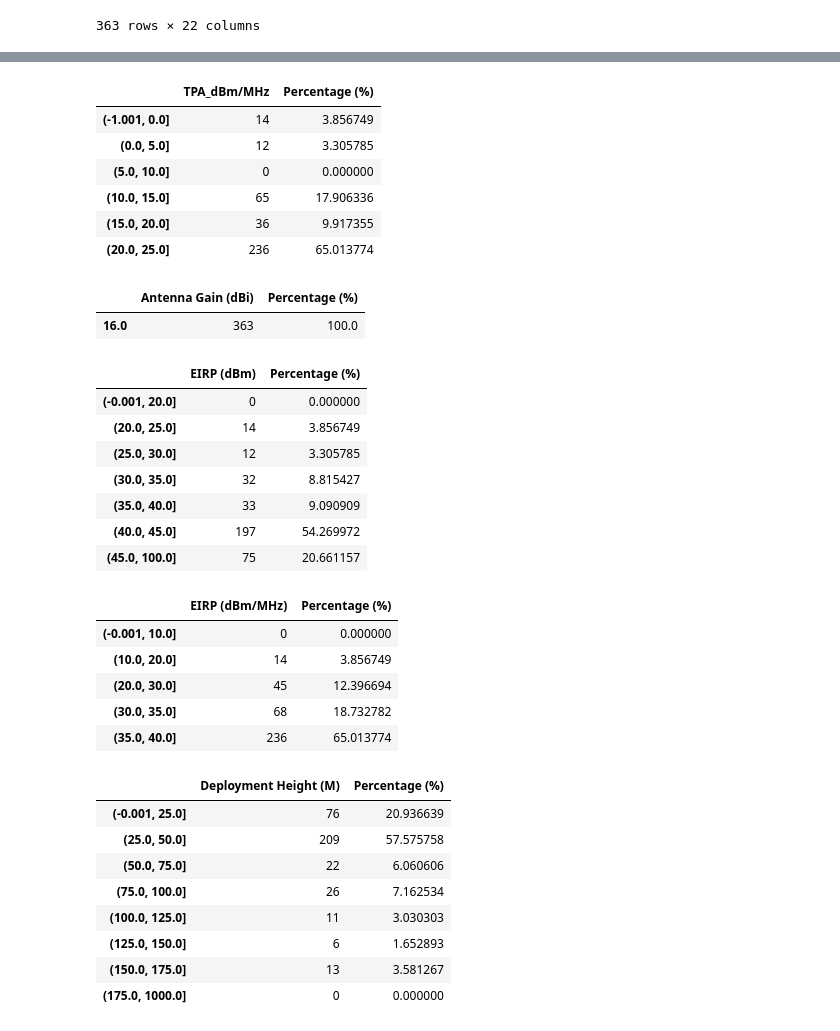
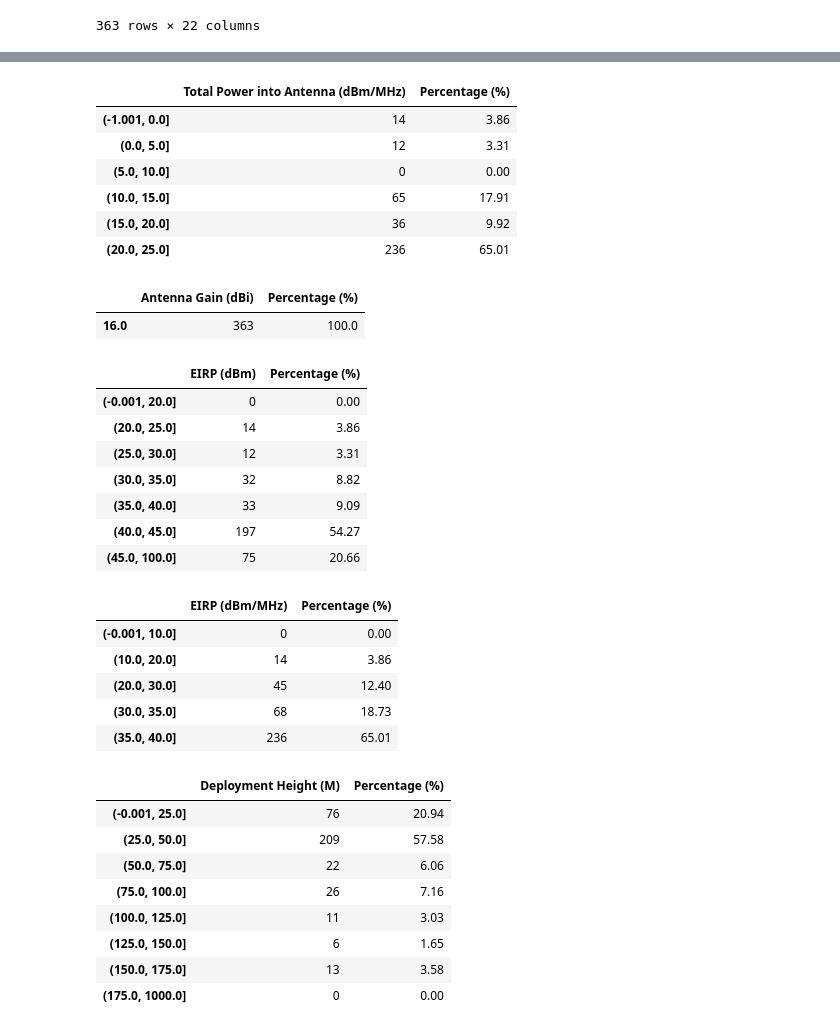
Before and after one commit to navnith-reddy/RAdata, a Jupyter notebook: UnwiredDataProcessing.ipynb, the cells around one changed output, grey strips where cells are left out. Drawn from its saved outputs; the diff is of its cells as text; code cells hidden in the pictures.

```diff
--- a/UnwiredDataProcessing.ipynb
+++ b/UnwiredDataProcessing.ipynb
@@ -149,18 +152,18 @@ TPAdist
 # TPA Distribution (dBm/MHz)
 bins = [-1,0, 5, 10, 15, 20, 25]
 TPAdist = pd.DataFrame(unwired['TPA_dBm/MHz'].value_counts(bins=bins, sort=False))
-TPAdist['Percentage (%)'] = (TPAdist['TPA_dBm/MHz'] /  363) * 100
-TPAdist.rename(columns={'TPA_W' : 'Total Power into Antenna (dBm/MHz)'}, inplace=True)
+TPAdist['Percentage (%)'] = ((TPAdist['TPA_dBm/MHz'] /  363) * 100).round(2)
+TPAdist.rename(columns={'TPA_dBm/MHz' : 'Total Power into Antenna (dBm/MHz)'}, inplace=True)
 TPAdist.to_csv('Data/TPAdist_dBmMHz.csv', index=True)
 TPAdist
 # %% [output]
-|  | TPA_dBm/MHz | Percentage (%) |
-| (-1.001, 0.0] | 14 | 3.856749 |
-| (0.0, 5.0] | 12 | 3.305785 |
-| (5.0, 10.0] | 0 | 0.000000 |
-| (10.0, 15.0] | 65 | 17.906336 |
-| (15.0, 20.0] | 36 | 9.917355 |
-| (20.0, 25.0] | 236 | 65.013774 |
+|  | Total Power into Antenna (dBm/MHz) | Percentage (%) |
+| (-1.001, 0.0] | 14 | 3.86 |
+| (0.0, 5.0] | 12 | 3.31 |
+| (5.0, 10.0] | 0 | 0.00 |
+| (10.0, 15.0] | 65 | 17.91 |
+| (15.0, 20.0] | 36 | 9.92 |
+| (20.0, 25.0] | 236 | 65.01 |
 # %%
 # Antenna Gains
 bins = [0, 15, 17.5, 20, 22.5, 25, 100]
@@ -176,49 +179,49 @@ AntennaG
 # EIRP dBm
 bins = [0,20, 25, 30, 35, 40, 45,100]
 EIRPs_dBm = pd.DataFrame(unwired['EIRP_dBm'].value_counts(bins=bins, sort=False))
-EIRPs_dBm['Percentage (%)'] = (EIRPs_dBm['EIRP_dBm'] /  363) * 100
+EIRPs_dBm['Percentage (%)'] = ((EIRPs_dBm['EIRP_dBm'] /  363) * 100).round(2)
 EIRPs_dBm.rename(columns={'EIRP_dBm' : 'EIRP (dBm)'}, inplace=True)
 EIRPs_dBm.to_csv('Data/EIRPs_dBm.csv', index=True)
 EIRPs_dBm
 # %% [output]
 |  | EIRP (dBm) | Percentage (%) |
-| (-0.001, 20.0] | 0 | 0.000000 |
-| (20.0, 25.0] | 14 | 3.856749 |
-| (25.0, 30.0] | 12 | 3.305785 |
-| (30.0, 35.0] | 32 | 8.815427 |
-| (35.0, 40.0] | 33 | 9.090909 |
-| (40.0, 45.0] | 197 | 54.269972 |
-| (45.0, 100.0] | 75 | 20.661157 |
+| (-0.001, 20.0] | 0 | 0.00 |
+| (20.0, 25.0] | 14 | 3.86 |
+| (25.0, 30.0] | 12 | 3.31 |
+| (30.0, 35.0] | 32 | 8.82 |
+| (35.0, 40.0] | 33 | 9.09 |
+| (40.0, 45.0] | 197 | 54.27 |
+| (45.0, 100.0] | 75 | 20.66 |
 # %%
 # EIRP dBm/MHz
 bins = [0,10, 20, 30, 35, 40,]
 EIRPs_dBm = pd.DataFrame(unwired['EIRP_dBm/MHz'].value_counts(bins=bins, sort=False))
-EIRPs_dBm['Percentage (%)'] = (EIRPs_dBm['EIRP_dBm/MHz'] /  363) * 100
+EIRPs_dBm['Percentage (%)'] = ((EIRPs_dBm['EIRP_dBm/MHz'] /  363) * 100).round(2)
 EIRPs_dBm.rename(columns={'EIRP_dBm/MHz' : 'EIRP (dBm/MHz)'}, inplace=True)
 EIRPs_dBm.to_csv('Data/EIRPs_dBmHz.csv', index=True)
 EIRPs_dBm
 # %% [output]
 |  | EIRP (dBm/MHz) | Percentage (%) |
-| (-0.001, 10.0] | 0 | 0.000000 |
-| (10.0, 20.0] | 14 | 3.856749 |
-| (20.0, 30.0] | 45 | 12.396694 |
-| (30.0, 35.0] | 68 | 18.732782 |
-| (35.0, 40.0] | 236 | 65.013774 |
+| (-0.001, 10.0] | 0 | 0.00 |
+| (10.0, 20.0] | 14 | 3.86 |
+| (20.0, 30.0] | 45 | 12.40 |
+| (30.0, 35.0] | 68 | 18.73 |
+| (35.0, 40.0] | 236 | 65.01 |
 # %%
 # Antenna Height Distributions
 bins = [0, 25, 50, 75, 100, 125, 150, 175, 1000]
 AntennaHts = pd.DataFrame(unwired['Antenna_Ht'].value_counts(bins=bins, sort=False))
-AntennaHts['Percentage (%)'] = (AntennaHts['Antenna_Ht'] /  363) * 100
+AntennaHts['Percentage (%)'] = ((AntennaHts['Antenna_Ht'] /  363) * 100).round(2)
 AntennaHts.rename(columns={'Antenna_Ht' : 'Deployment Height (M)'}, inplace=True)
 AntennaHts.to_csv('Data/AntennaHts.csv', index=True)
 AntennaHts
 # %% [output]
 |  | Deployment Height (M) | Percentage (%) |
-| (-0.001, 25.0] | 76 | 20.936639 |
-| (25.0, 50.0] | 209 | 57.575758 |
-| (50.0, 75.0] | 22 | 6.060606 |
-| (75.0, 100.0] | 26 | 7.162534 |
-| (100.0, 125.0] | 11 | 3.030303 |
-| (125.0, 150.0] | 6 | 1.652893 |
-| (150.0, 175.0] | 13 | 3.581267 |
-| (175.0, 1000.0] | 0 | 0.000000 |
+| (-0.001, 25.0] | 76 | 20.94 |
+| (25.0, 50.0] | 209 | 57.58 |
+| (50.0, 75.0] | 22 | 6.06 |
+| (75.0, 100.0] | 26 | 7.16 |
+| (100.0, 125.0] | 11 | 3.03 |
+| (125.0, 150.0] | 6 | 1.65 |
+| (150.0, 175.0] | 13 | 3.58 |
+| (175.0, 1000.0] | 0 | 0.00 |
```
Also changed, not shown: parts of 3 cells of this notebook, 8 other files.
